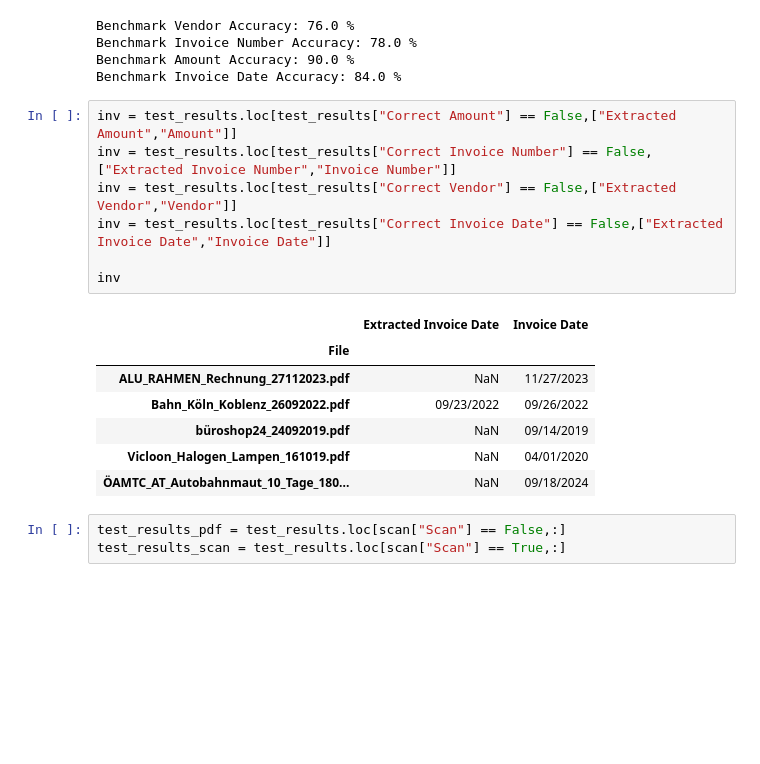
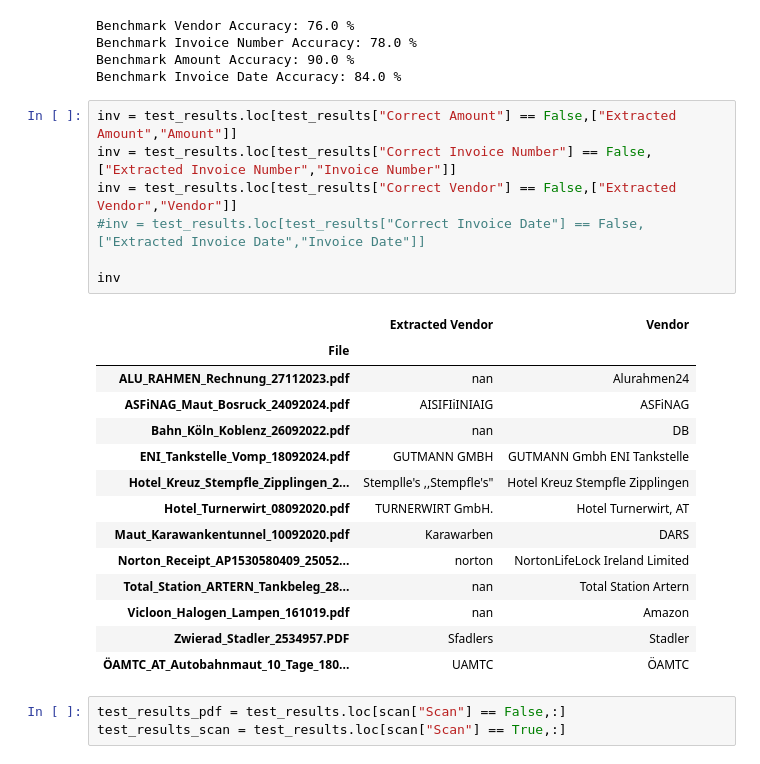
Before and after one commit to Paul01001000/HFU-Bachelor-Thesis, a Jupyter notebook: Data_Analysis.ipynb, the cells around one changed output. Drawn from its saved outputs; the diff is of its cells as text; blank space fills up the shorter version.

```diff
--- a/Data_Analysis.ipynb
+++ b/Data_Analysis.ipynb
@@ -439,18 +439,25 @@ Benchmark Invoice Date Accuracy: 84.0 %
 # %%
 inv = test_results.loc[test_results["Correct Amount"] == False,["Extracted Amount","Amount"]]
 inv = test_results.loc[test_results["Correct Invoice Number"] == False,["Extracted Invoice Number","Invoice Number"]]
 inv = test_results.loc[test_results["Correct Vendor"] == False,["Extracted Vendor","Vendor"]]
-inv = test_results.loc[test_results["Correct Invoice Date"] == False,["Extracted Invoice Date","Invoice Date"]]
+#inv = test_results.loc[test_results["Correct Invoice Date"] == False,["Extracted Invoice Date","Invoice Date"]]
 
 inv
 # %% [output]
-|  | Extracted Invoice Date | Invoice Date |
+|  | Extracted Vendor | Vendor |
 | File |  |  |
-| ALU_RAHMEN_Rechnung_27112023.pdf | NaN | 11/27/2023 |
-| Bahn_Köln_Koblenz_26092022.pdf | 09/23/2022 | 09/26/2022 |
-| büroshop24_24092019.pdf | NaN | 09/14/2019 |
-| Vicloon_Halogen_Lampen_161019.pdf | NaN | 04/01/2020 |
-| ÖAMTC_AT_Autobahnmaut_10_Tage_180... | NaN | 09/18/2024 |
+| ALU_RAHMEN_Rechnung_27112023.pdf | nan | Alurahmen24 |
+| ASFiNAG_Maut_Bosruck_24092024.pdf | AISIFIiINIAIG | ASFiNAG |
+| Bahn_Köln_Koblenz_26092022.pdf | nan | DB |
+| ENI_Tankstelle_Vomp_18092024.pdf | GUTMANN GMBH | GUTMANN Gmbh ENI Tankstelle |
+| Hotel_Kreuz_Stempfle_Zipplingen_2... | Stemplle's ,,Stempfle's" | Hotel Kreuz Stempfle Zipplingen |
+| Hotel_Turnerwirt_08092020.pdf | TURNERWIRT GmbH. | Hotel Turnerwirt, AT |
+| Maut_Karawankentunnel_10092020.pdf | Karawarben | DARS |
+| Norton_Receipt_AP1530580409_25052... | norton | NortonLifeLock Ireland Limited |
+| Total_Station_ARTERN_Tankbeleg_28... | nan | Total Station Artern |
+| Vicloon_Halogen_Lampen_161019.pdf | nan | Amazon |
+| Zwierad_Stadler_2534957.PDF | Sfadlers | Stadler |
+| ÖAMTC_AT_Autobahnmaut_10_Tage_180... | UAMTC | ÖAMTC |
 # %%
 test_results_pdf = test_results.loc[scan["Scan"] == False,:]
 test_results_scan = test_results.loc[scan["Scan"] == True,:]
```
Also changed, not shown: parts of 9 cells of this notebook.
